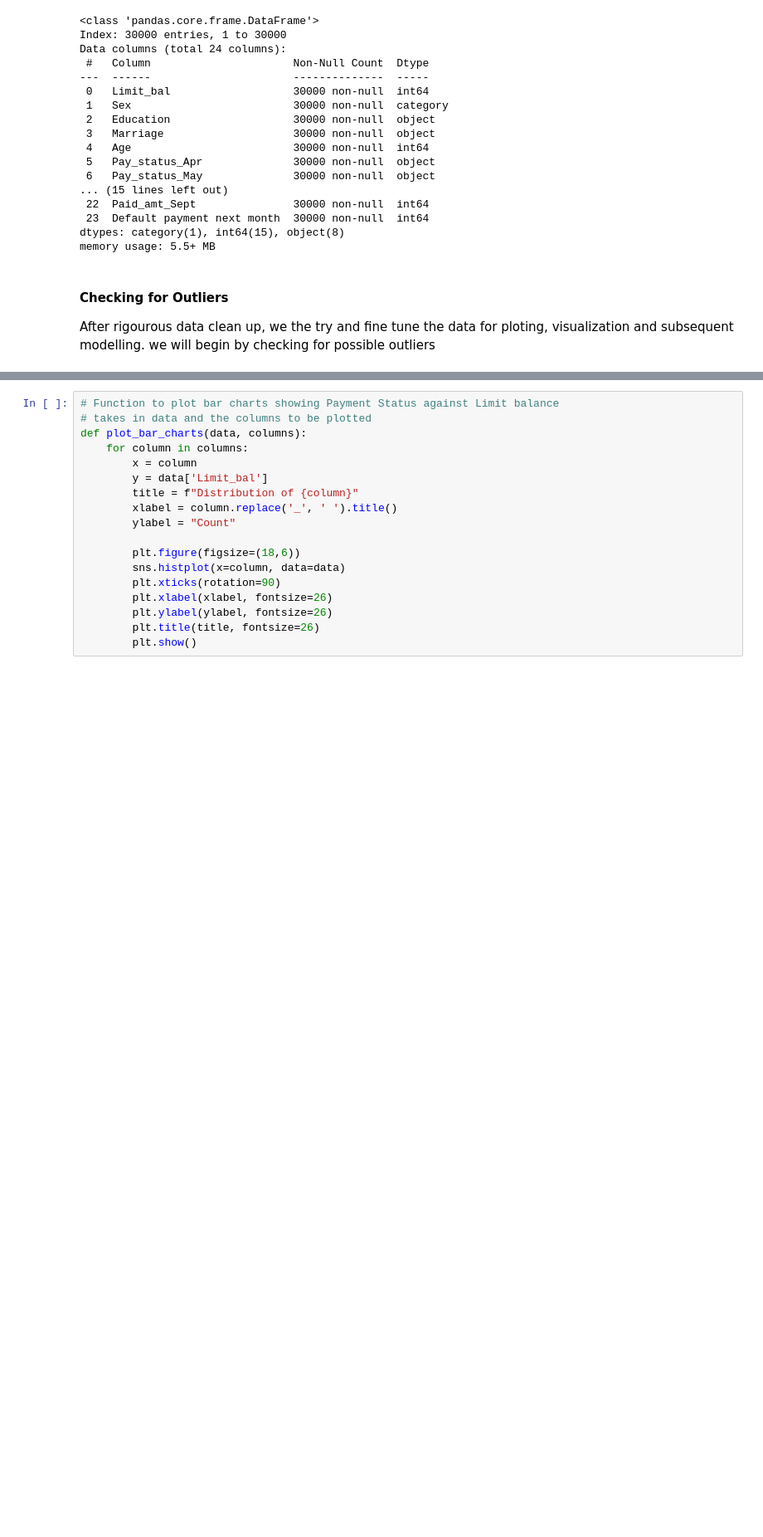
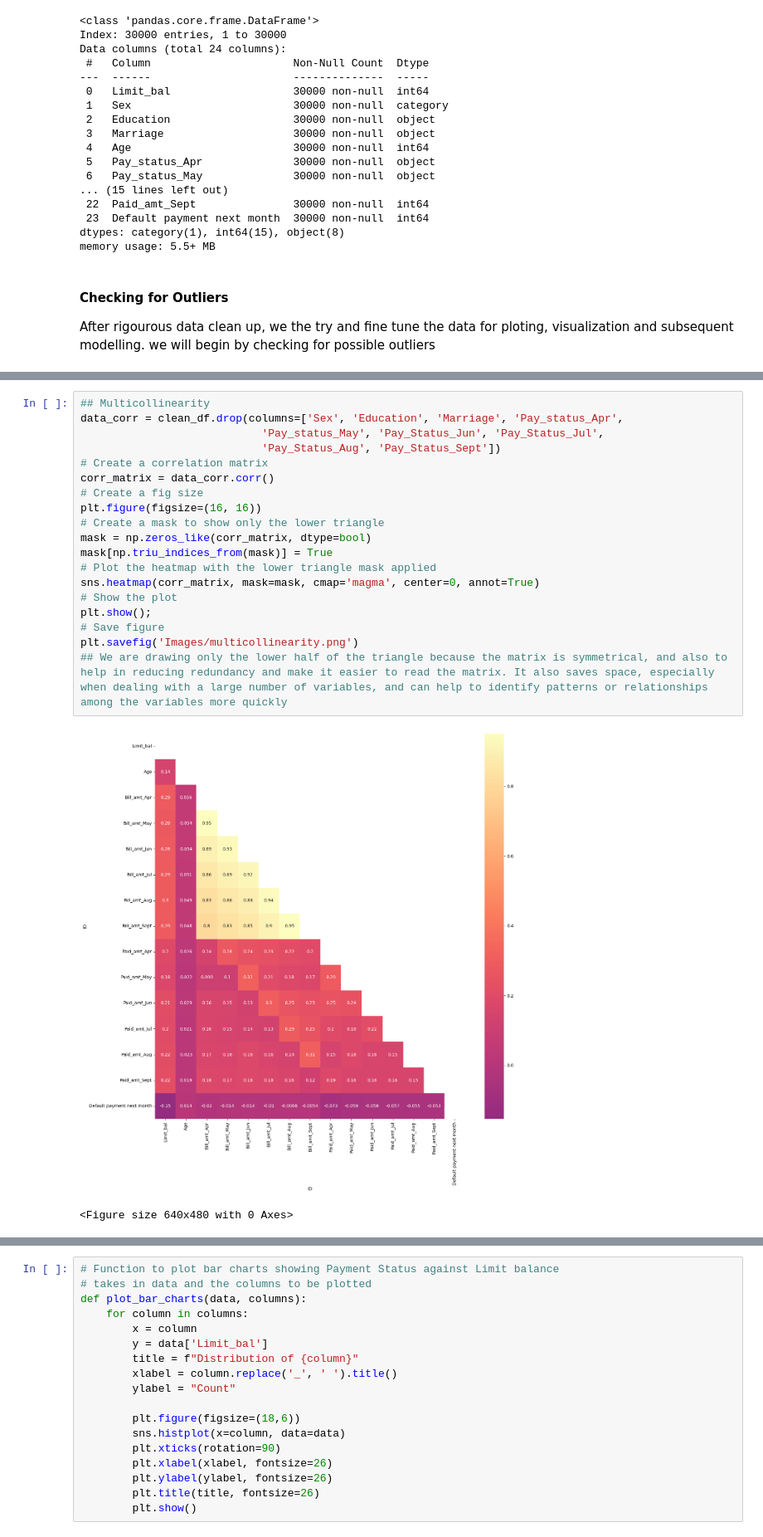
Before and after one commit to Imacharia/Default_predictor, a Jupyter notebook: Credit card default analysis.ipynb, the cells around one changed output, grey strips where cells are left out. Shown: that part at 83% size. Cells and saved outputs as stored; diff of their text form; blank space fills up the shorter version.

```diff
--- a/Credit card default analysis.ipynb
+++ b/Credit card default analysis.ipynb
@@ -175,0 +217,22 @@ The above process might be quite tedious therefore we will automate it to plot t
+# %%
+## Multicollinearity
+data_corr = clean_df.drop(columns=['Sex', 'Education', 'Marriage', 'Pay_status_Apr',
+                            'Pay_status_May', 'Pay_Status_Jun', 'Pay_Status_Jul',
+                            'Pay_Status_Aug', 'Pay_Status_Sept'])
+# Create a correlation matrix
+corr_matrix = data_corr.corr()
+# Create a fig size
+plt.figure(figsize=(16, 16))
+# Create a mask to show only the lower triangle
+mask = np.zeros_like(corr_matrix, dtype=bool)
+mask[np.triu_indices_from(mask)] = True
+# Plot the heatmap with the lower triangle mask applied
+sns.heatmap(corr_matrix, mask=mask, cmap='magma', center=0, annot=True)
+# Show the plot
+plt.show();
+# Save figure
+plt.savefig('Images/multicollinearity.png')
+## We are drawing only the lower half of the triangle because the matrix is symmetrical, and also to help in reducing redundancy and make it easier to read the matrix. It also saves space, especially when dealing with a large number of variables, and can help to identify patterns or relationships among the variables more quickly
+# %% [output]
+[figure, added]
+<Figure size 640x480 with 0 Axes>
```
Also changed, not shown: parts of 14 cells of this notebook, 5 other files.
